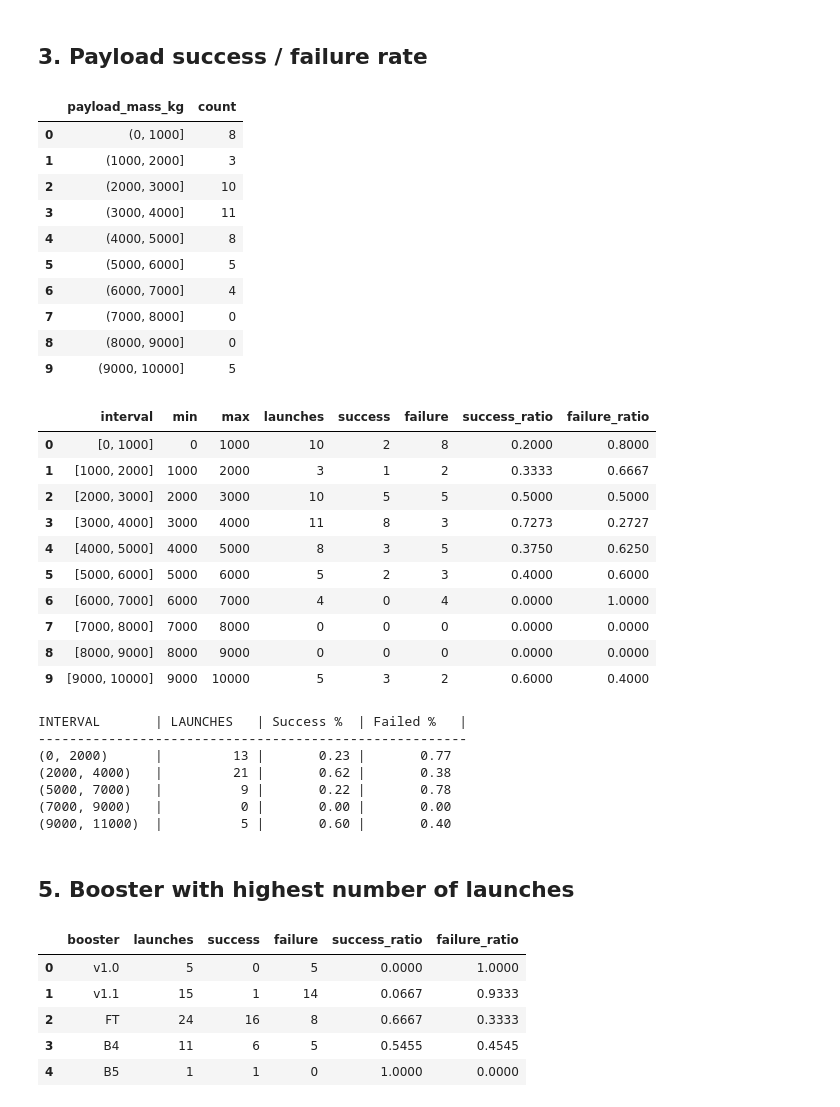
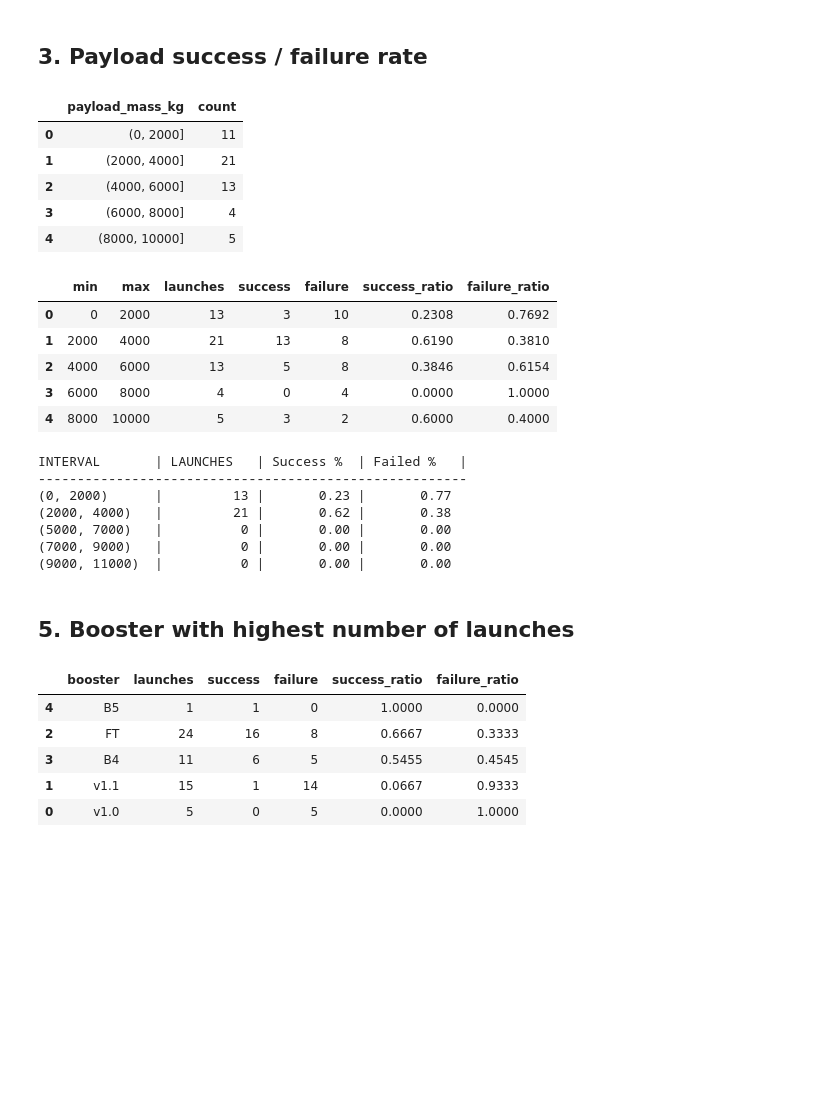
Before and after one commit to jdelarubia/ibm-data-science-cert-capstone, a Jupyter notebook: 09-dash-analysis.ipynb, the cells around one changed output. Drawn from its saved outputs; the diff is of its cells as text; code cells hidden in the pictures; blank space fills up the shorter version.

```diff
--- a/09-dash-analysis.ipynb
+++ b/09-dash-analysis.ipynb
@@ -21,7 +21,7 @@ import helpers as hlp  # helper functions
 ## Setup
 # %%
 INPUT_FILE = hlp.DATA_DIR / Path("spacex_launch_dash.csv")
-PAYLOAD_BINS = list(range(0, 10001, 1000))
+PAYLOAD_BINS = list(range(0, 10001, 2000))
 # %% [markdown]
 ## Load data
 # %%
@@ -93,16 +93,11 @@ intervals_df = intervals_df.reset_index()
 intervals_df
 # %% [output]
 |  | payload_mass_kg | count |
-| 0 | (0, 1000] | 8 |
-| 1 | (1000, 2000] | 3 |
-| 2 | (2000, 3000] | 10 |
-| 3 | (3000, 4000] | 11 |
-| 4 | (4000, 5000] | 8 |
-| 5 | (5000, 6000] | 5 |
-| 6 | (6000, 7000] | 4 |
-| 7 | (7000, 8000] | 0 |
-| 8 | (8000, 9000] | 0 |
-| 9 | (9000, 10000] | 5 |
+| 0 | (0, 2000] | 11 |
+| 1 | (2000, 4000] | 21 |
+| 2 | (4000, 6000] | 13 |
+| 3 | (6000, 8000] | 4 |
+| 4 | (8000, 10000] | 5 |
 # %%
 # intermediary lists
 unique_intervals = []
@@ -114,44 +109,40 @@ maxs = []
 
 # populate intermediary lists
 for row in intervals_df.itertuples():
     _, interval, counts = row
     min_, max_ = [interval.left, interval.right]
     unique_intervals.append([min_, max_])
     mins.append(min_)
     maxs.append(max_)
 
     payload_condition = (min_ <= df["payload_mass_kg"]) & (df["payload_mass_kg"] < max_)
     launches.append(df.loc[payload_condition]["class"].count())
     succeeded.append(df.loc[(payload_condition) & (df["class"] == 1)]["class"].count())
     failed.append(df.loc[(payload_condition) & (df["class"] == 0)]["class"].count())
 
 # create a new DataFrame to host intervals, succeeded and failed launches
 success_df = pd.DataFrame(
     data={
         "interval": unique_intervals,
         "min": mins,
         "max": maxs,
         "launches": launches,
         "success": succeeded,
         "failure": failed,
     }
 )
 success_df["success_ratio"] = round(success_df["success"] / success_df["launches"], 4)
 success_df["failure_ratio"] = round(success_df["failure"] / success_df["launches"], 4)
 success_df = success_df.fillna(0)  # set NaNs to 0
+success_df = success_df.drop(columns=["interval"])
 success_df
 # %% [output]
-|  | interval | min | max | launches | success | failure | success_ratio | failure_ratio |
-| 0 | [0, 1000] | 0 | 1000 | 10 | 2 | 8 | 0.2000 | 0.8000 |
-| 1 | [1000, 2000] | 1000 | 2000 | 3 | 1 | 2 | 0.3333 | 0.6667 |
-| 2 | [2000, 3000] | 2000 | 3000 | 10 | 5 | 5 | 0.5000 | 0.5000 |
-| 3 | [3000, 4000] | 3000 | 4000 | 11 | 8 | 3 | 0.7273 | 0.2727 |
-| 4 | [4000, 5000] | 4000 | 5000 | 8 | 3 | 5 | 0.3750 | 0.6250 |
-| 5 | [5000, 6000] | 5000 | 6000 | 5 | 2 | 3 | 0.4000 | 0.6000 |
-| 6 | [6000, 7000] | 6000 | 7000 | 4 | 0 | 4 | 0.0000 | 1.0000 |
-| 7 | [7000, 8000] | 7000 | 8000 | 0 | 0 | 0 | 0.0000 | 0.0000 |
-| 8 | [8000, 9000] | 8000 | 9000 | 0 | 0 | 0 | 0.0000 | 0.0000 |
-| 9 | [9000, 10000] | 9000 | 10000 | 5 | 3 | 2 | 0.6000 | 0.4000 |
+|  | min | max | launches | success | failure | success_ratio | failure_ratio |
+| 0 | 0 | 2000 | 13 | 3 | 10 | 0.2308 | 0.7692 |
+| 1 | 2000 | 4000 | 21 | 13 | 8 | 0.6190 | 0.3810 |
+| 2 | 4000 | 6000 | 13 | 5 | 8 | 0.3846 | 0.6154 |
+| 3 | 6000 | 8000 | 4 | 0 | 4 | 0.0000 | 1.0000 |
+| 4 | 8000 | 10000 | 5 | 3 | 2 | 0.6000 | 0.4000 |
 # %%
 study_intervals = [(0, 2000), (2000, 4000), (5000, 7000), (7000, 9000), (9000, 11000)]
 print(f"{'INTERVAL':14} | {'LAUNCHES':10} | {'Success %':10} | {'Failed %':10} |")
@@ -177,9 +168,9 @@ INTERVAL       | LAUNCHES   | Success %  | Failed %   |
 -------------------------------------------------------
 (0, 2000)      |         13 |       0.23 |       0.77
 (2000, 4000)   |         21 |       0.62 |       0.38
-(5000, 7000)   |          9 |       0.22 |       0.78
+(5000, 7000)   |          0 |       0.00 |       0.00
 (7000, 9000)   |          0 |       0.00 |       0.00
-(9000, 11000)  |          5 |       0.60 |       0.40
+(9000, 11000)  |          0 |       0.00 |       0.00
 # %% [markdown]
 ## 5. Booster with highest number of launches
 # %%
@@ -212,11 +203,11 @@ success_df = pd.DataFrame(
 )
 success_df["success_ratio"] = round(success_df["success"] / success_df["launches"], 4)
 success_df["failure_ratio"] = round(success_df["failure"] / success_df["launches"], 4)
-success_df
+success_df.sort_values(by="success_ratio", ascending=False)
 # %% [output]
 |  | booster | launches | success | failure | success_ratio | failure_ratio |
-| 0 | v1.0 | 5 | 0 | 5 | 0.0000 | 1.0000 |
-| 1 | v1.1 | 15 | 1 | 14 | 0.0667 | 0.9333 |
+| 4 | B5 | 1 | 1 | 0 | 1.0000 | 0.0000 |
 | 2 | FT | 24 | 16 | 8 | 0.6667 | 0.3333 |
 | 3 | B4 | 11 | 6 | 5 | 0.5455 | 0.4545 |
-| 4 | B5 | 1 | 1 | 0 | 1.0000 | 0.0000 |
+| 1 | v1.1 | 15 | 1 | 14 | 0.0667 | 0.9333 |
+| 0 | v1.0 | 5 | 0 | 5 | 0.0000 | 1.0000 |
```
Also changed, not shown: 3 other files.
